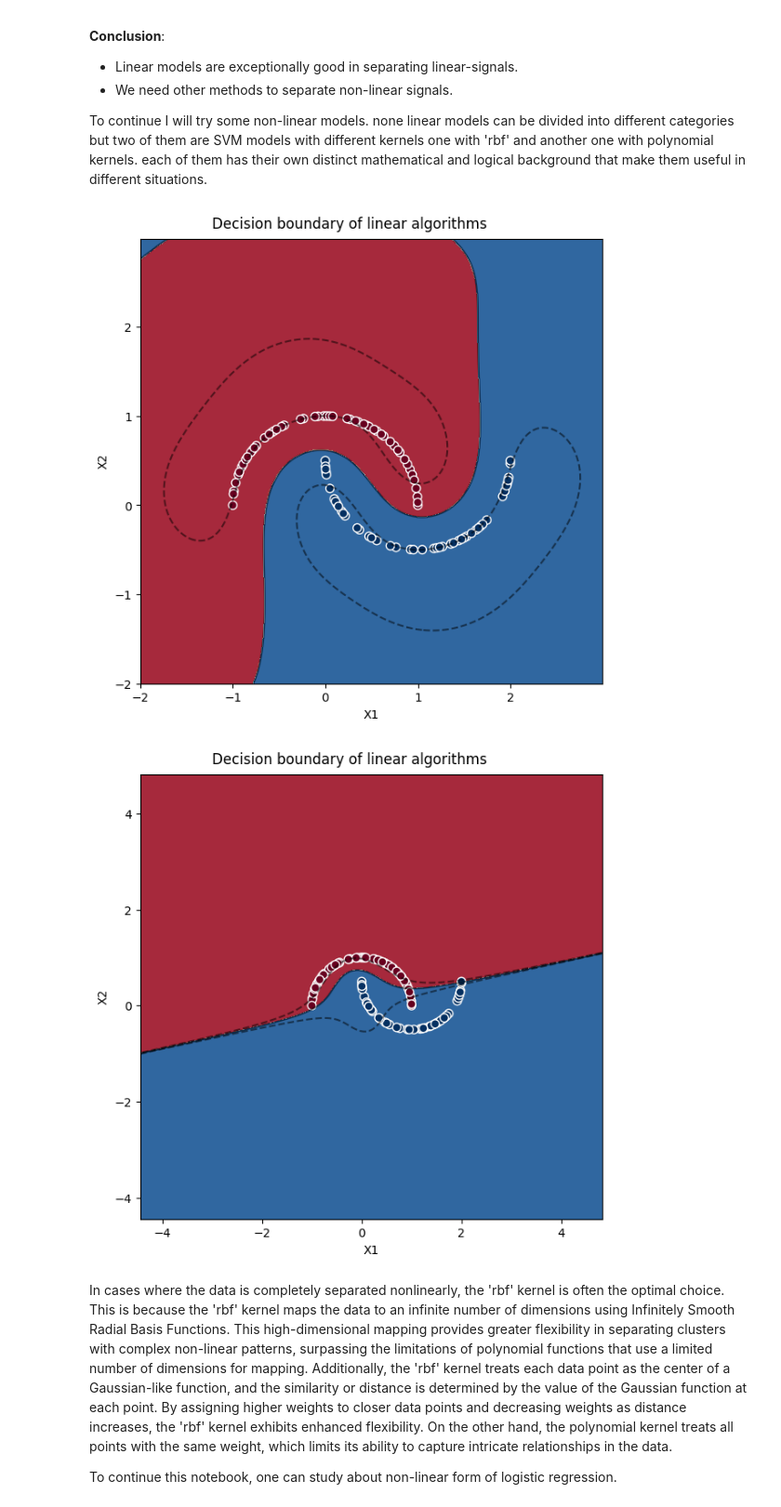
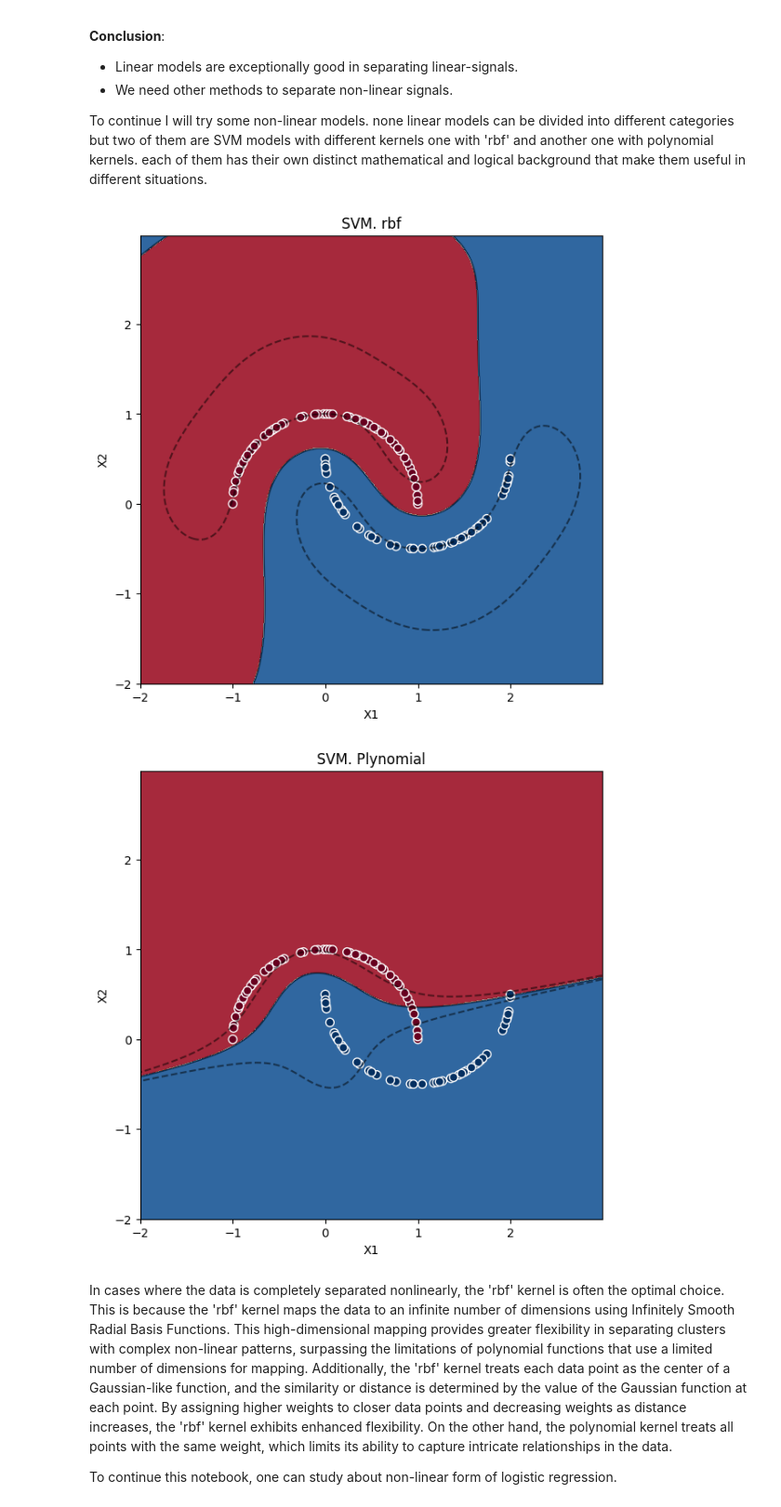
Before and after one commit to hooman-b/Machine_learning_assignments, a Jupyter notebook: Supervised_Learning/Fifth_Assignment/E_LR_SVM.ipynb, the cells around one changed output. Shown: that part at 93% size. Saved outputs shown, nothing was run; the diff lists cells and outputs as text; code cells hidden in the pictures.

```diff
--- a/Supervised_Learning/Fifth_Assignment/E_LR_SVM.ipynb
+++ b/Supervised_Learning/Fifth_Assignment/E_LR_SVM.ipynb
@@ -349,12 +349,12 @@ y_train, y_test = y[:100], y[100:]
 lr = LogisticRegression()
 svm = LinearSVC()
 
-lr.fit(X_train, y_train)
-svm.fit(X_train, y_train)
+lr.fit(X_train_curve, y_train_curve)
+svm.fit(X_train_curve, y_train_curve)
 # %% [output]
 LinearSVC()
 # %%
-xx, yy = make_meshgrid(X)
+xx, yy = make_meshgrid(X_curve)
 grid = np.c_[xx.ravel(), yy.ravel()]
 
 lr_prob = lr.predict_proba(grid)[:, 1].reshape(xx.shape)
@@ -403,7 +403,7 @@ We can clearly see that linear models are unable to separate non-linear signals.
 To continue I will try some non-linear models. none linear models can be divided into different categories but two of them are SVM models with different kernels one with 'rbf' and another one with polynomial kernels. each of them has their own distinct mathematical and logical background that make them useful in different situations.
 # %%
 non_linear_svc = SVC(kernel='rbf')
-non_linear_svc.fit(X_train, y_train)
+non_linear_svc.fit(X_train_curve, y_train_curve)
 svm_pred = non_linear_svc.predict(grid).reshape(xx.shape)
 
 # find the values of the testing data point within the margin area
@@ -413,7 +413,7 @@ fig = plt.figure( figsize=(6, 6), layout="constrained")
 
 # SVM
 plt.contourf(xx, yy, svm_pred, cmap=plt.cm.RdBu, alpha=0.9)
-plt.scatter(X_test[:, 0], X_test[:, 1], c=y_test, edgecolor='white', linewidth=1, s=50, cmap=plt.cm.RdBu)
+plt.scatter(X_test_curve[:, 0], X_test_curve[:, 1], c=y_test_curve, edgecolor='white', linewidth=1, s=50, cmap=plt.cm.RdBu)
 # decision boundaries
 plt.contour(xx, yy, decision_values_model, colors='k', levels=[-1, 0, 1], alpha=0.5, linestyles=['--', '-', '--'])
 
@@ -423,10 +423,10 @@ plt.ylabel('X2')
 
 plt.show()
 # %% [output]
-[figure, old version]
+[figure, new version]
 # %%
 non_linear_svc = SVC(kernel='poly', degree=3)
-non_linear_svc.fit(X_train, y_train)
+non_linear_svc.fit(X_train_curve, y_train_curve)
 svm_pred = non_linear_svc.predict(grid).reshape(xx.shape)
 
 # find the values of the testing data point within the margin area
@@ -434,19 +434,19 @@ decision_values_model = non_linear_svc.decision_function(grid).reshape(xx.shape)
 # %%
 fig = plt.figure( figsize=(6, 6), layout="constrained")
 
 # SVM
 plt.contourf(xx, yy, svm_pred, cmap=plt.cm.RdBu, alpha=0.9)
-plt.scatter(X_test[:, 0], X_test[:, 1], c=y_test, edgecolor='white', linewidth=1, s=50, cmap=plt.cm.RdBu)
+plt.scatter(X_test_curve[:, 0], X_test_curve[:, 1], c=y_test_curve, edgecolor='white', linewidth=1, s=50, cmap=plt.cm.RdBu)
 # decision boundaries
 plt.contour(xx, yy, decision_values_model, colors='k', levels=[-1, 0, 1], alpha=0.5, linestyles=['--', '-', '--'])
 
 plt.title('SVM. Plynomial')
 plt.xlabel('X1')
 plt.ylabel('X2')
 
 plt.show()
 # %% [output]
-[figure, old version]
+[figure, new version]
 # %% [markdown]
 In cases where the data is completely separated nonlinearly, the 'rbf' kernel is often the optimal choice. This is because the 'rbf' kernel maps the data to an infinite number of dimensions using Infinitely Smooth Radial Basis Functions. This high-dimensional mapping provides greater flexibility in separating clusters with complex non-linear patterns, surpassing the limitations of polynomial functions that use a limited number of dimensions for mapping. Additionally, the 'rbf' kernel treats each data point as the center of a Gaussian-like function, and the similarity or distance is determined by the value of the Gaussian function at each point. By assigning higher weights to closer data points and decreasing weights as distance increases, the 'rbf' kernel exhibits enhanced flexibility. On the other hand, the polynomial kernel treats all points with the same weight, which limits its ability to capture intricate relationships in the data.
 
```
Also changed, not shown: parts of 35 cells of this notebook.
